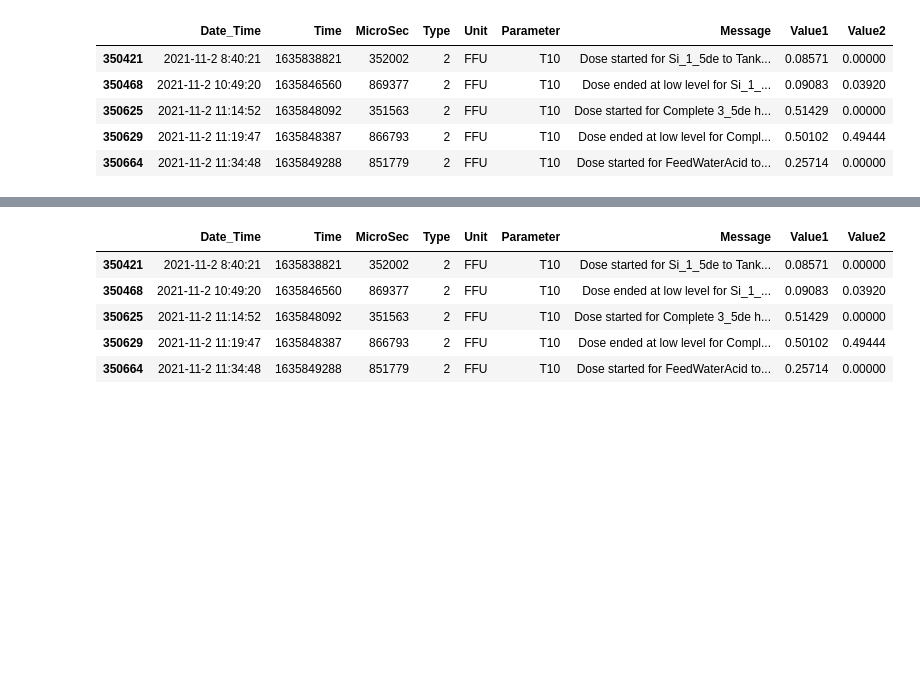
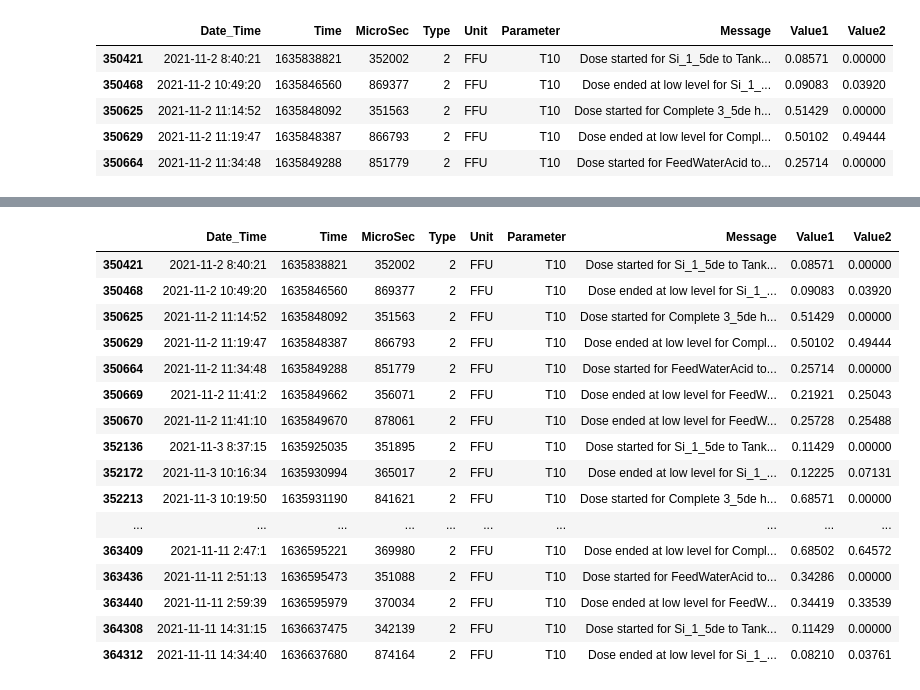
Before and after one commit to janakishyama/ESR_10, a Jupyter notebook: WP1/data_cleaning_DBexport/_4_feed_Nutrient/3_feedData_Dosing.ipynb, the cells around one changed output, grey strips where cells are left out. Saved outputs shown, nothing was run; the diff lists cells and outputs as text; code cells hidden in the pictures; blank space fills up the shorter version.

```diff
--- a/WP1/data_cleaning_DBexport/_4_feed_Nutrient/3_feedData_Dosing.ipynb
+++ b/WP1/data_cleaning_DBexport/_4_feed_Nutrient/3_feedData_Dosing.ipynb
@@ -58,14 +68,25 @@ no_html_DF =  new_ins4.copy()
 #no_html_DF['Message'] = no_html_DF['Message'].str.replace(r'<[^<>]*>', '', regex=True)
 no_html_DF['Message'] = no_html_DF['Message'].str.replace(r'<.*?>.*?</.*?>', '', regex=True)
 # %%
-no_html_DF.head()
+no_html_DF.head(60)
 # %% [output]
 |  | Date_Time | Time | MicroSec | Type | Unit | Parameter | Message | Value1 | Value2 |
 | 350421 | 2021-11-2 8:40:21 | 1635838821 | 352002 | 2 | FFU | T10 | Dose started for Si_1_5de to Tank... | 0.08571 | 0.00000 |
 | 350468 | 2021-11-2 10:49:20 | 1635846560 | 869377 | 2 | FFU | T10 | Dose ended at low level for Si_1_... | 0.09083 | 0.03920 |
 | 350625 | 2021-11-2 11:14:52 | 1635848092 | 351563 | 2 | FFU | T10 | Dose started for Complete 3_5de h... | 0.51429 | 0.00000 |
 | 350629 | 2021-11-2 11:19:47 | 1635848387 | 866793 | 2 | FFU | T10 | Dose ended at low level for Compl... | 0.50102 | 0.49444 |
 | 350664 | 2021-11-2 11:34:48 | 1635849288 | 851779 | 2 | FFU | T10 | Dose started for FeedWaterAcid to... | 0.25714 | 0.00000 |
+| 350669 | 2021-11-2 11:41:2 | 1635849662 | 356071 | 2 | FFU | T10 | Dose ended at low level for FeedW... | 0.21921 | 0.25043 |
+| 350670 | 2021-11-2 11:41:10 | 1635849670 | 878061 | 2 | FFU | T10 | Dose ended at low level for FeedW... | 0.25728 | 0.25488 |
+| 352136 | 2021-11-3 8:37:15 | 1635925035 | 351895 | 2 | FFU | T10 | Dose started for Si_1_5de to Tank... | 0.11429 | 0.00000 |
+| 352172 | 2021-11-3 10:16:34 | 1635930994 | 365017 | 2 | FFU | T10 | Dose ended at low level for Si_1_... | 0.12225 | 0.07131 |
+| 352213 | 2021-11-3 10:19:50 | 1635931190 | 841621 | 2 | FFU | T10 | Dose started for Complete 3_5de h... | 0.68571 | 0.00000 |
+| ... | ... | ... | ... | ... | ... | ... | ... | ... | ... |
+| 363409 | 2021-11-11 2:47:1 | 1636595221 | 369980 | 2 | FFU | T10 | Dose ended at low level for Compl... | 0.68502 | 0.64572 |
+| 363436 | 2021-11-11 2:51:13 | 1636595473 | 351088 | 2 | FFU | T10 | Dose started for FeedWaterAcid to... | 0.34286 | 0.00000 |
+| 363440 | 2021-11-11 2:59:39 | 1636595979 | 370034 | 2 | FFU | T10 | Dose ended at low level for FeedW... | 0.34419 | 0.33539 |
+| 364308 | 2021-11-11 14:31:15 | 1636637475 | 342139 | 2 | FFU | T10 | Dose started for Si_1_5de to Tank... | 0.11429 | 0.00000 |
+| 364312 | 2021-11-11 14:34:40 | 1636637680 | 874164 | 2 | FFU | T10 | Dose ended at low level for Si_1_... | 0.08210 | 0.03761 |
 # %%
 no_html_DF.tail()
 # %% [output]
```
Also changed, not shown: parts of 2 cells of this notebook.
